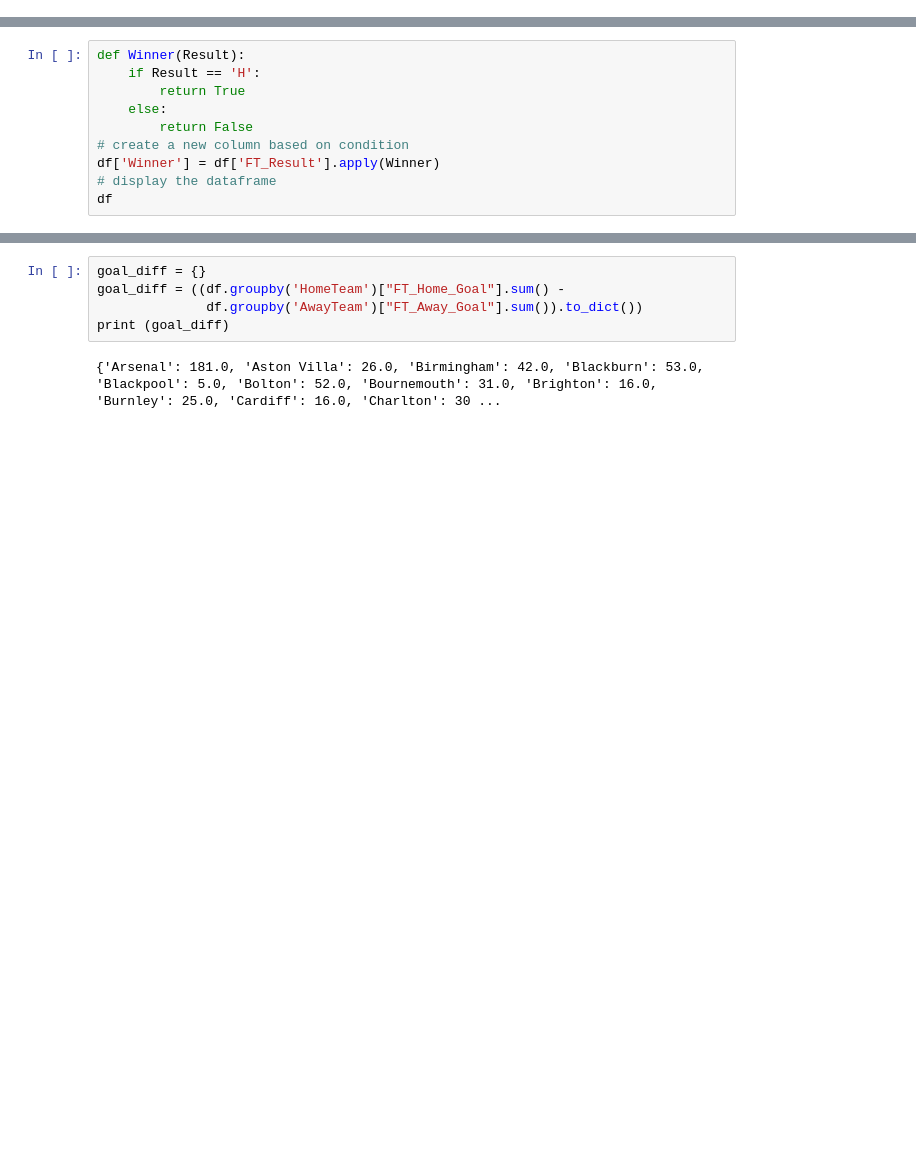
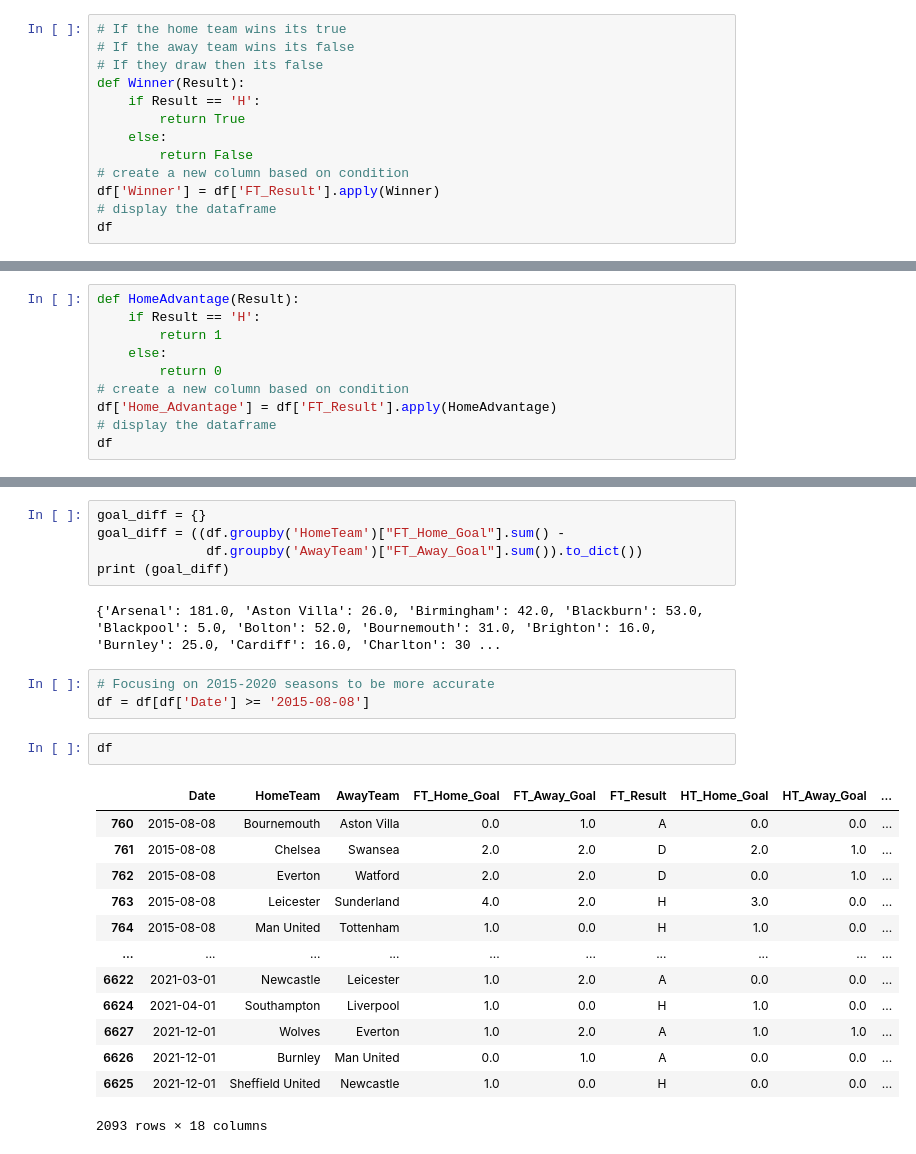
Before and after one commit to barteaga10/Premier-League-Prediction, a Jupyter notebook: Cleaning Data.ipynb, the cells around one changed output, grey strips where cells are left out. Saved outputs shown, nothing was run; the diff lists cells and outputs as text; blank space fills up the shorter version.

```diff
--- a/Cleaning Data.ipynb
+++ b/Cleaning Data.ipynb
@@ -392,3 +393,16 @@ df
 | 6626 | 2021-12-01 | Burnley | Man United | 0.0 | 1.0 | A | 0.0 | 0.0 | ... |
 | 6625 | 2021-12-01 | Sheffield United | Newcastle | 1.0 | 0.0 | H | 0.0 | 0.0 | ... |
 6644 rows × 16 columns
+# %%
+# If the home team wins its true
+# If the away team wins its false
+# If they draw then its false
+def Winner(Result):
+    if Result == 'H':
+        return True
+    else:
+        return False
+# create a new column based on condition
+df['Winner'] = df['FT_Result'].apply(Winner)
+# display the dataframe
+df
@@ -395,11 +423,11 @@ df
 # %%
-def Winner(Result):
+def HomeAdvantage(Result):
     if Result == 'H':
-        return True
+        return 1
     else:
-        return False
+        return 0
 # create a new column based on condition
-df['Winner'] = df['FT_Result'].apply(Winner)
+df['Home_Advantage'] = df['FT_Result'].apply(HomeAdvantage)
 # display the dataframe
 df
 # %% [output]
@@ -423,3 +451,22 @@ goal_diff = ((df.groupby('HomeTeam')["FT_Home_Goal"].sum() -
 print (goal_diff)
 # %% [output]
 {'Arsenal': 181.0, 'Aston Villa': 26.0, 'Birmingham': 42.0, 'Blackburn': 53.0, 'Blackpool': 5.0, 'Bolton': 52.0, 'Bournemouth': 31.0, 'Brighton': 16.0, 'Burnley': 25.0, 'Cardiff': 16.0, 'Charlton': 30 ...
+# %%
+# Focusing on 2015-2020 seasons to be more accurate
+df = df[df['Date'] >= '2015-08-08']
+# %%
+df
+# %% [output]
+|  | Date | HomeTeam | AwayTeam | FT_Home_Goal | FT_Away_Goal | FT_Result | HT_Home_Goal | HT_Away_Goal | ... |
+| 760 | 2015-08-08 | Bournemouth | Aston Villa | 0.0 | 1.0 | A | 0.0 | 0.0 | ... |
+| 761 | 2015-08-08 | Chelsea | Swansea | 2.0 | 2.0 | D | 2.0 | 1.0 | ... |
+| 762 | 2015-08-08 | Everton | Watford | 2.0 | 2.0 | D | 0.0 | 1.0 | ... |
+| 763 | 2015-08-08 | Leicester | Sunderland | 4.0 | 2.0 | H | 3.0 | 0.0 | ... |
+| 764 | 2015-08-08 | Man United | Tottenham | 1.0 | 0.0 | H | 1.0 | 0.0 | ... |
+| ... | ... | ... | ... | ... | ... | ... | ... | ... | ... |
+| 6622 | 2021-03-01 | Newcastle | Leicester | 1.0 | 2.0 | A | 0.0 | 0.0 | ... |
+| 6624 | 2021-04-01 | Southampton | Liverpool | 1.0 | 0.0 | H | 1.0 | 0.0 | ... |
+| 6627 | 2021-12-01 | Wolves | Everton | 1.0 | 2.0 | A | 1.0 | 1.0 | ... |
+| 6626 | 2021-12-01 | Burnley | Man United | 0.0 | 1.0 | A | 0.0 | 0.0 | ... |
+| 6625 | 2021-12-01 | Sheffield United | Newcastle | 1.0 | 0.0 | H | 0.0 | 0.0 | ... |
+2093 rows × 18 columns
```
Also changed, not shown: parts of 6 cells of this notebook.
